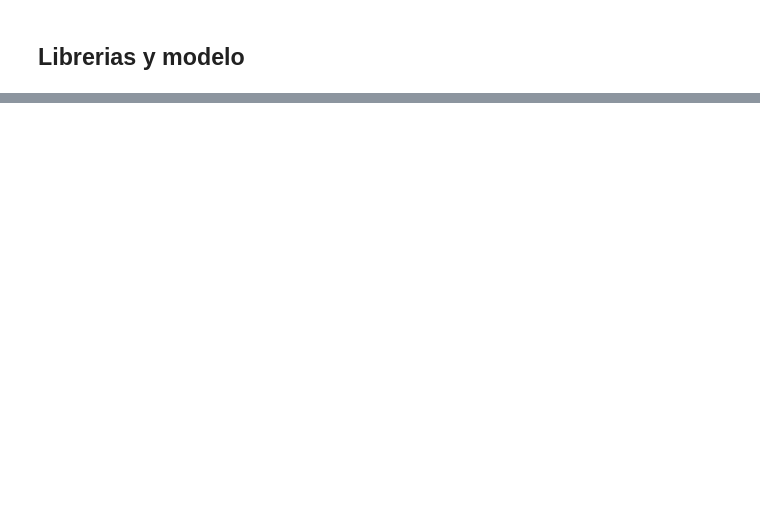
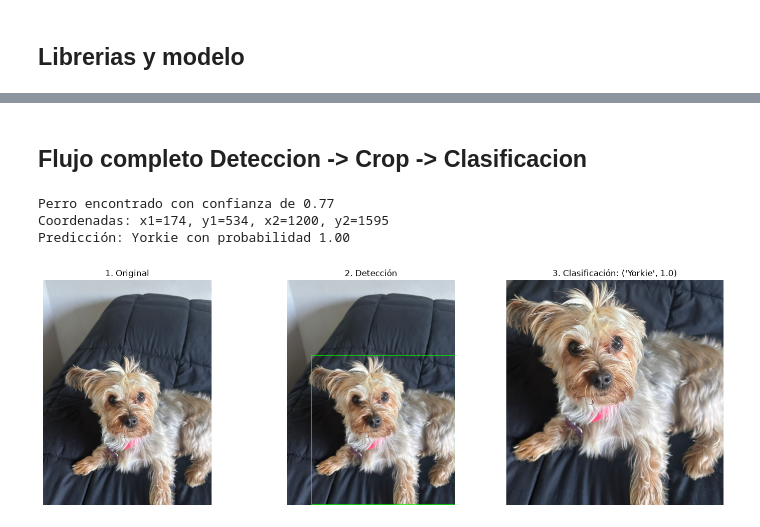
Before and after one commit to TobiasPrieto/tuia-dog-recognition-app, a Jupyter notebook: etapa3.ipynb, the cells around one changed output, grey strips where cells are left out. Saved outputs shown, nothing was run; the diff lists cells and outputs as text; code cells hidden in the pictures; blank space fills up the shorter version.

```diff
--- a/etapa3.ipynb
+++ b/etapa3.ipynb
@@ -81,0 +109,10 @@ for i, caja in enumerate(resultados[0].boxes.xyxy):
+# %%
+def recortar_crop(img,detecciones):
+    for (x1, y1, x2, y2), confianza in detecciones:
+
+        print(f"Perro encontrado con confianza de {confianza:.2f}")
+        print(f"Coordenadas: x1={x1}, y1={y1}, x2={x2}, y2={y2}")
+
+    # para recortar la img
+    recorte = img[y1:y2, x1:x2]
+    return recorte
@@ -81,0 +185,40 @@ for i, caja in enumerate(resultados[0].boxes.xyxy):
+# %% [markdown]
+## Flujo completo Deteccion -> Crop -> Clasificacion
+# %%
+img_ejemplo = cv2.imread("data/dataset_propio/sami/img3.jpeg")
+
+coordenadas = detect_dogs(img_ejemplo)
+
+crop = recortar_crop(img_ejemplo, coordenadas)
+
+clasificacion = classify_detected_dog(crop)
+
+img_rgb = cv2.cvtColor(img_ejemplo, cv2.COLOR_BGR2RGB)
+crop_rgb = cv2.cvtColor(crop, cv2.COLOR_BGR2RGB)
+
+img_bbox = img_rgb.copy()
+if coordenadas:
+    (x1, y1, x2, y2), conf = coordenadas[0]
+    cv2.rectangle(img_bbox, (x1, y1), (x2, y2), (0, 255, 0), 3)
+
+fig, axs = plt.subplots(1, 3, figsize=(15, 5))
+
+axs[0].imshow(img_rgb)
+axs[0].set_title("1. Original")
+axs[0].axis('off')
+
+axs[1].imshow(img_bbox)
+axs[1].set_title("2. Detección")
+axs[1].axis('off')
+
+axs[2].imshow(crop_rgb)
+axs[2].set_title(f"3. Clasificación: {clasificacion}")
+axs[2].axis('off')
+
+plt.tight_layout()
+plt.show()
+# %% [output]
+Perro encontrado con confianza de 0.77
+Coordenadas: x1=174, y1=534, x2=1200, y2=1595
+Predicción: Yorkie con probabilidad 1.00
+[figure, added]
```
Also changed, not shown: parts of 11 cells of this notebook.
